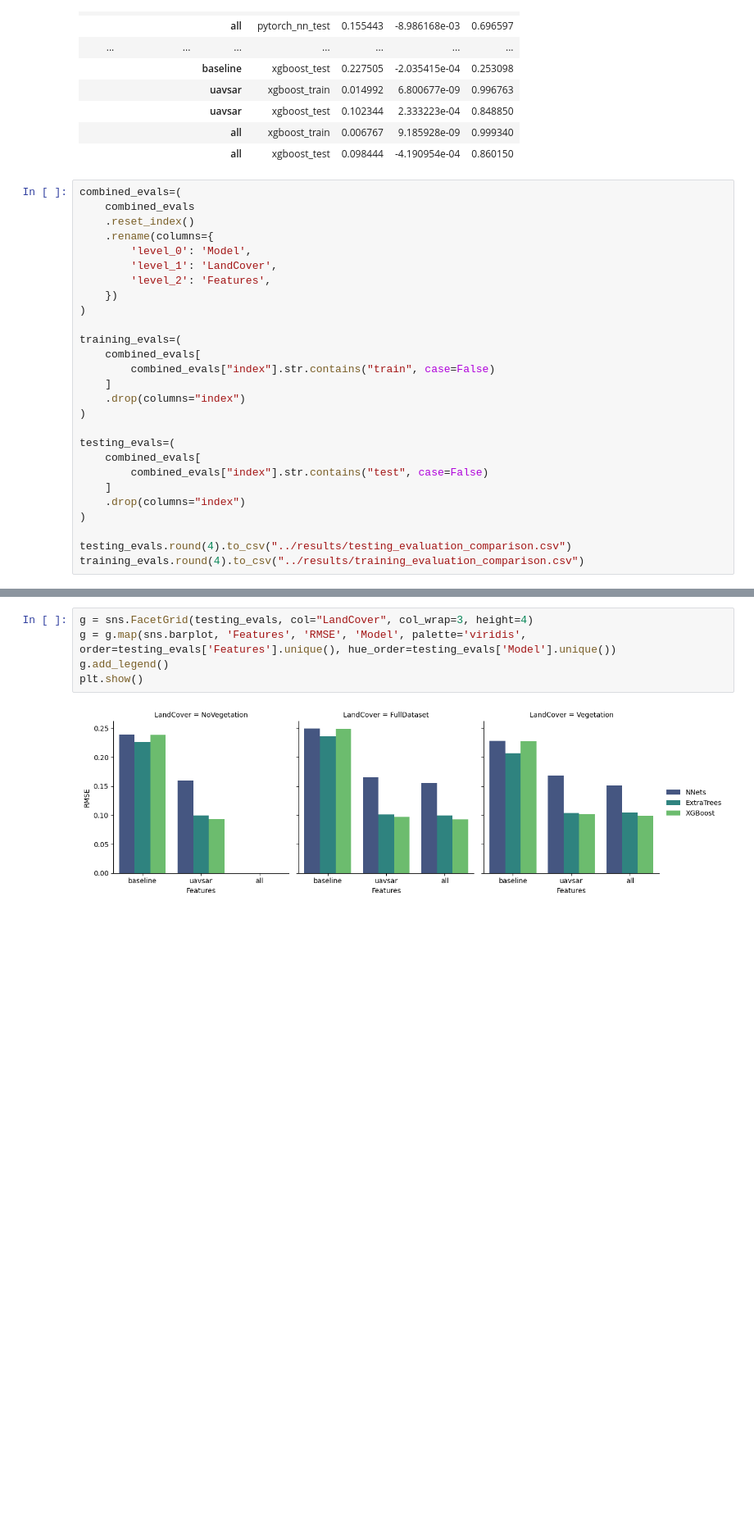
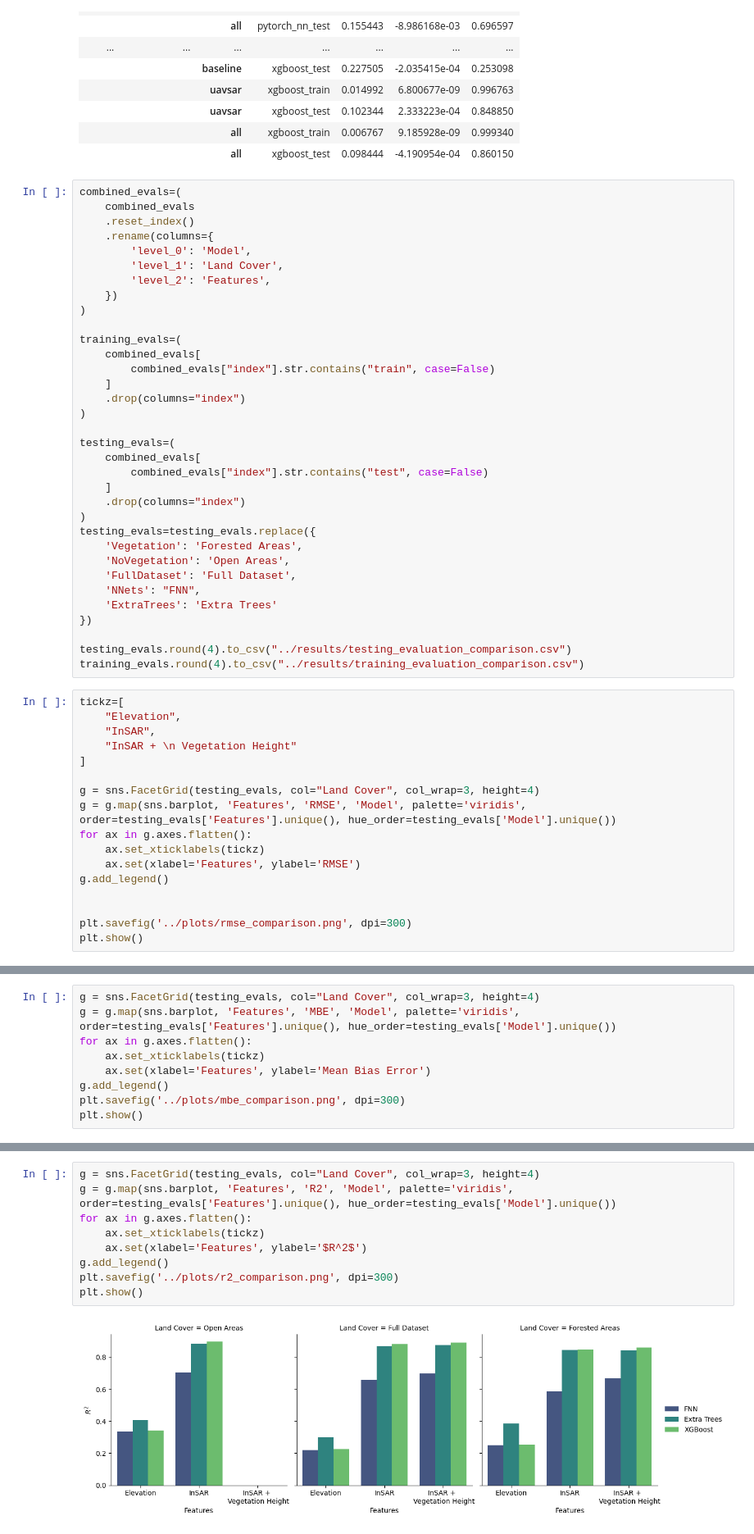
Before and after one commit to Ibrahim-Ola/uavsar-lidar-project, a Jupyter notebook: experiments/07_model_comparison.ipynb, the cells around one changed output, grey strips where cells are left out. Shown at 82% size. Saved outputs shown, nothing was run; the diff lists cells and outputs as text; blank space fills up the shorter version.

```diff
--- a/experiments/07_model_comparison.ipynb
+++ b/experiments/07_model_comparison.ipynb
@@ -56,7 +58,7 @@ combined_evals=(
     .reset_index()
     .rename(columns={
         'level_0': 'Model',
-        'level_1': 'LandCover',
+        'level_1': 'Land Cover',
         'level_2': 'Features',
     })
 )
@@ -74,6 +76,30 @@ testing_evals=(
     ]
     .drop(columns="index")
 )
+testing_evals=testing_evals.replace({
+    'Vegetation': 'Forested Areas',
+    'NoVegetation': 'Open Areas',
+    'FullDataset': 'Full Dataset',
+    'NNets': "FNN",
+    'ExtraTrees': 'Extra Trees'
+})
 
 testing_evals.round(4).to_csv("../results/testing_evaluation_comparison.csv")
 training_evals.round(4).to_csv("../results/training_evaluation_comparison.csv")
+# %%
+tickz=[
+    "Elevation",
+    "InSAR",
+    "InSAR + \n Vegetation Height"
+]
+
+g = sns.FacetGrid(testing_evals, col="Land Cover", col_wrap=3, height=4)
+g = g.map(sns.barplot, 'Features', 'RMSE', 'Model', palette='viridis', order=testing_evals['Features'].unique(), hue_order=testing_evals['Model'].unique())
+for ax in g.axes.flatten():
+    ax.set_xticklabels(tickz)
+    ax.set(xlabel='Features', ylabel='RMSE')
+g.add_legend()
+
+
+plt.savefig('../plots/rmse_comparison.png', dpi=300)
+plt.show()
@@ -79,0 +108,9 @@ training_evals.round(4).to_csv("../results/training_evaluation_comparison.csv")
+# %%
+g = sns.FacetGrid(testing_evals, col="Land Cover", col_wrap=3, height=4)
+g = g.map(sns.barplot, 'Features', 'MBE', 'Model', palette='viridis', order=testing_evals['Features'].unique(), hue_order=testing_evals['Model'].unique())
+for ax in g.axes.flatten():
+    ax.set_xticklabels(tickz)
+    ax.set(xlabel='Features', ylabel='Mean Bias Error')
+g.add_legend()
+plt.savefig('../plots/mbe_comparison.png', dpi=300)
+plt.show()
@@ -80,7 +119,11 @@ training_evals.round(4).to_csv("../results/training_evaluation_comparison.csv")
 # %%
-g = sns.FacetGrid(testing_evals, col="LandCover", col_wrap=3, height=4)
-g = g.map(sns.barplot, 'Features', 'RMSE', 'Model', palette='viridis', order=testing_evals['Features'].unique(), hue_order=testing_evals['Model'].unique())
+g = sns.FacetGrid(testing_evals, col="Land Cover", col_wrap=3, height=4)
+g = g.map(sns.barplot, 'Features', 'R2', 'Model', palette='viridis', order=testing_evals['Features'].unique(), hue_order=testing_evals['Model'].unique())
+for ax in g.axes.flatten():
+    ax.set_xticklabels(tickz)
+    ax.set(xlabel='Features', ylabel='$R^2$')
 g.add_legend()
+plt.savefig('../plots/r2_comparison.png', dpi=300)
 plt.show()
 # %% [output]
-[figure, old version]
+[figure, new version]
```
Also changed, not shown: parts of 30 cells of this notebook.
